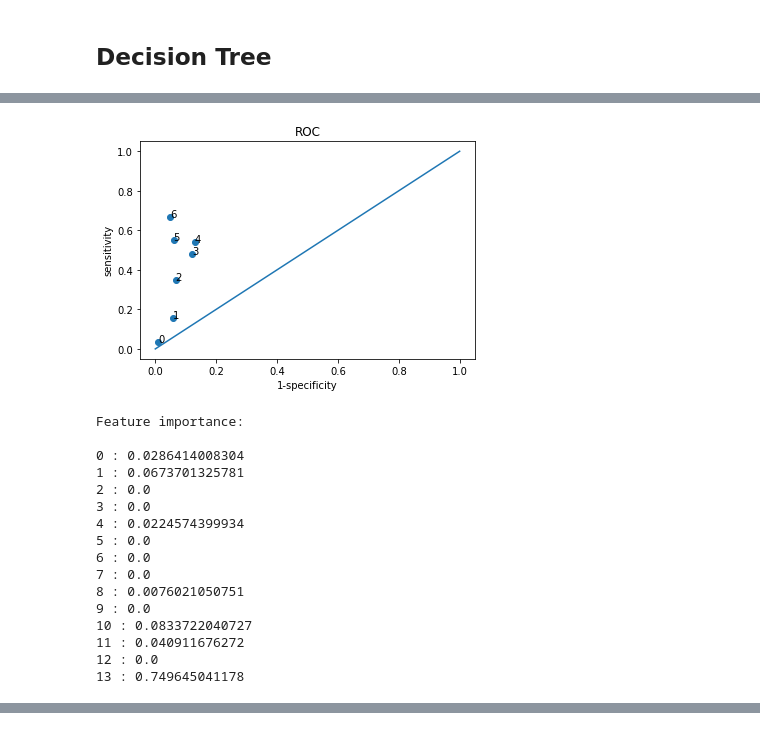
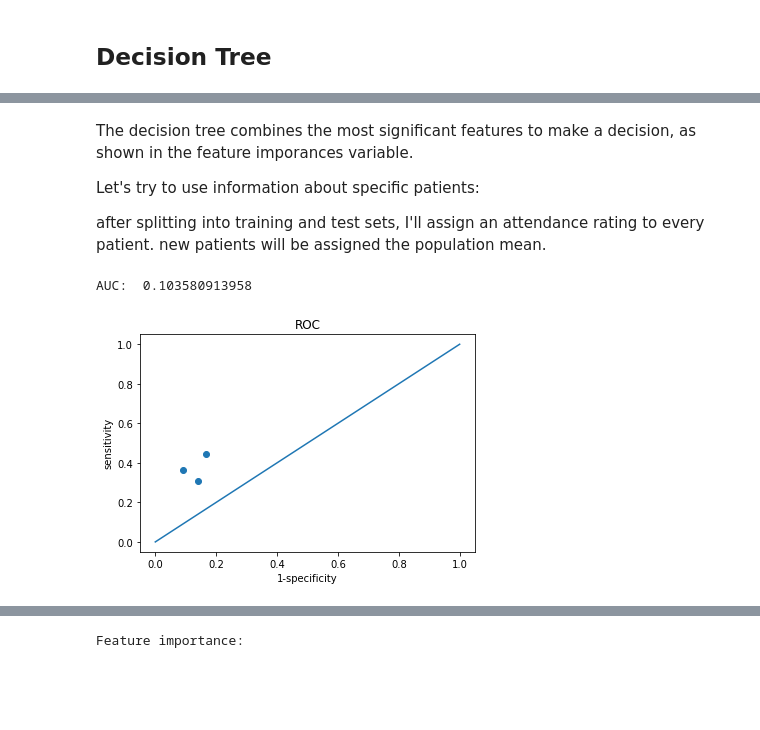
Before and after one commit to idotsuk/patients_no_show, a Jupyter notebook: patient_no_show.ipynb, the cells around one changed output, grey strips where cells are left out. Saved outputs shown, nothing was run; the diff lists cells and outputs as text; code cells hidden in the pictures; blank space fills up the shorter version.

```diff
--- a/patient_no_show.ipynb
+++ b/patient_no_show.ipynb
@@ -11,7 +11,7 @@ import matplotlib.pyplot as plt
 import os
 os.environ["PATH"] += os.pathsep + 'C:/Program Files (x86)/Graphviz2.38/bin/'
 print(device_lib.list_local_devices())
-data = pd.read_csv(r'C:\Users\Ido\Desktop\datasets\patient_no_show\noshowdata.csv')
+data_raw = pd.read_csv(r'C:\Users\Ido\Desktop\datasets\patient_no_show\noshowdata.csv')
 # %% [output]
 Using TensorFlow backend.
 [name: "/device:CPU:0"
@@ -33,6 +33,7 @@ physical_device_desc: "device: 0, name: GeForce 940M, pci bus id: 0000:06:00.0,
 # Preprocessing
 # %%
 #First, let's look at the data. Most features are binary coded.
+data = pd.DataFrame(data_raw)
 data.describe()
 # %% [output]
 |  | PatientId | AppointmentID | Age | Scholarship | Hipertension | Diabetes | Alcoholism | Handcap | ... |
@@ -767,0 +853,5 @@ A decision tree isn't the best method for the way I've designed the features, bu
+# %%
+
+tree_data = transform_data(data_raw, age_splits = False, age_range = [0,100], age_splits_num = 5,age_splits_base = 2,age_smudge = True ,\
+                   time_diff_splits = False,  time_diff_splits_num = 5, time_diff_splits_base = 2, time_diff_smudge = True,\
+                   scheduled_day = False, appointment_day = False)
@@ -768,15 +871,17 @@ A decision tree isn't the best method for the way I've designed the features, bu
 # %%
+
+
 from sklearn.tree import DecisionTreeClassifier
 from sklearn.tree import export_graphviz
 import graphviz
-impurities = [0.001,0.002,0.00005]
+
+impurities = [0.002,0.000000001,0.00005]
 excludes = []
 y = np.array([])
 y_hat = np.array([])
 for impurity in impurities:
     tree = DecisionTreeClassifier(min_impurity_decrease = impurity)
-    this_y, this_y_hat = test_classifier(tree,data_clean,test_size = 0.3,reps = 3, exclude = excludes)
-
+    this_y, this_y_hat = test_classifier(tree,tree_data,test_size = 0.01,reps = 1, exclude = excludes)
     if (len(y) < 1):
         y = this_y
         y_hat = this_y_hat
@@ -785,11 +890,11 @@ for impurity in impurities:
         y_hat = np.vstack([y_hat, this_y_hat])
 
 roc_graph(y,y_hat)
-dot_data = export_graphviz(tree,out_file = None,feature_names= data_clean.drop(columns=excludes).columns.values[1::],
+dot_data = export_graphviz(tree,out_file = None,feature_names= tree_data.drop(columns=excludes).columns.values[:-1:],
                          filled=True, rounded=True,
                          special_characters=True)
 print('Feature importance:')
-for a,b in zip(tree.feature_importances_, data_clean.columns.values):
+for a,b in zip(tree.feature_importances_, tree_data.columns.values):
     print(print(str(b)+' : '+str(a)))
 graph = graphviz.Source(dot_data)
 graph
@@ -825,0 +922,6 @@ Let's try PCA just to see what happens, although it shouldn't help improve the m
+# %% [markdown]
+The decision tree combines the most significant features to make a decision, as shown in the feature imporances variable.
+
+Let's try to use information about specific patients:
+
+after splitting into training and test sets, I'll assign an attendance rating to every patient. new patients will be assigned the population mean.
@@ -826,44 +958,34 @@ Let's try PCA just to see what happens, although it shouldn't help improve the m
 # %%
 
+from sklearn.tree import DecisionTreeClassifier
+from sklearn.tree import export_graphviz
+import graphviz
+
+impurities = [0.002,0.000000001,0.00005]
+excludes = []
 y = np.array([])
 y_hat = np.array([])
-tree = DecisionTreeClassifier(min_impurity_decrease = 0.001)
-for components in np.arange(8,15,1):
-    this_y, this_y_hat = test_classifier(tree,data_clean,test_size = 0.3,reps = 1, exclude = excludes, pca=True, pca_components = components)
-
+for impurity in impurities:
+    tree = DecisionTreeClassifier(min_impurity_decrease = impurity)
+    this_y, this_y_hat = test_classifier(tree,tree_data,test_size = 0.001,reps = 1, exclude = excludes,rate_patients=True)
     if (len(y) < 1):
         y = this_y
         y_hat = this_y_hat
     else:
         y = np.vstack([y, this_y])
         y_hat = np.vstack([y_hat, this_y_hat])
 
-roc_graph(y,y_hat,labels = True)
+roc_graph(y,y_hat)
+#dot_data = export_graphviz(tree,out_file = None,feature_names= (tree_data.drop(columns=excludes).columns.values+['num_app']+['patient_rate'])[1::],
+                         #filled=True, rounded=True,
+                         #special_characters=True)
+print('Feature importance:')
 
-dot_data = export_graphviz(tree,out_file = None,
-                         filled=True, rounded=True,
-                         special_characters=True)
-
-print('Feature importance:\n')
-for i,a in enumerate(tree.feature_importances_):
-    print(str(i)+' : '+str(a))
-graph = graphviz.Source(dot_data)
-graph
+#print(np.append([tree_data.columns.values],['num_apps','patient_rate']))
+#for a,b in zip(tree.feature_importances_, np.append([tree_data.columns.values],['num_apps','patient_rate'])):
+ #   print(str(b)+' : '+str(a))
+#graph = graphviz.Source(dot_data)
+#graph
 # %% [output]
+AUC:  0.103580913958
-[figure, old version]
+[figure, new version]
-Feature importance:
-
-0 : 0.0286414008304
-1 : 0.0673701325781
-2 : 0.0
-3 : 0.0
-4 : 0.0224574399934
-5 : 0.0
-6 : 0.0
-7 : 0.0
-8 : 0.0076021050751
-9 : 0.0
-10 : 0.0833722040727
-11 : 0.040911676272
-12 : 0.0
-13 : 0.749645041178
@@ -870,0 +992 @@ Feature importance:
+Feature importance:
```
Also changed, not shown: parts of 38 cells of this notebook.
